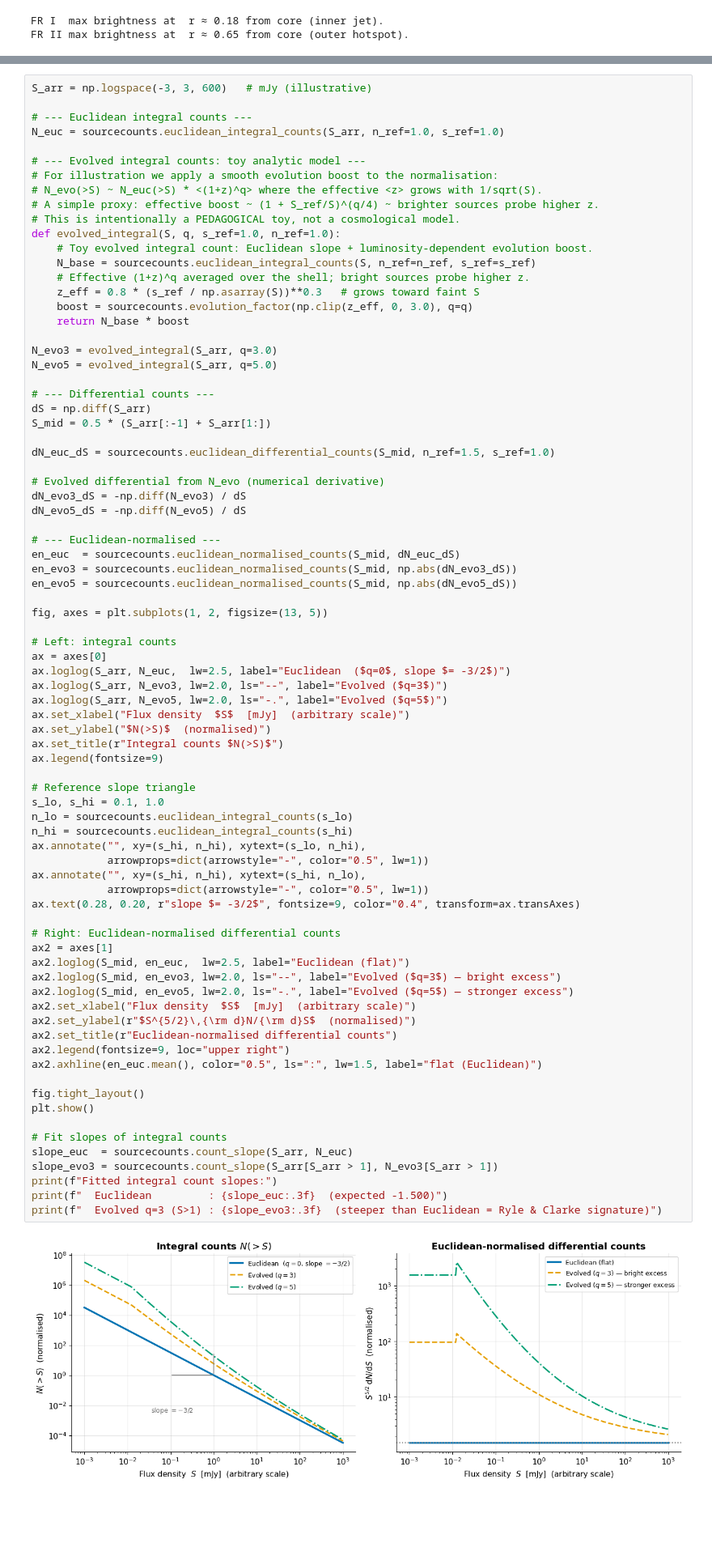
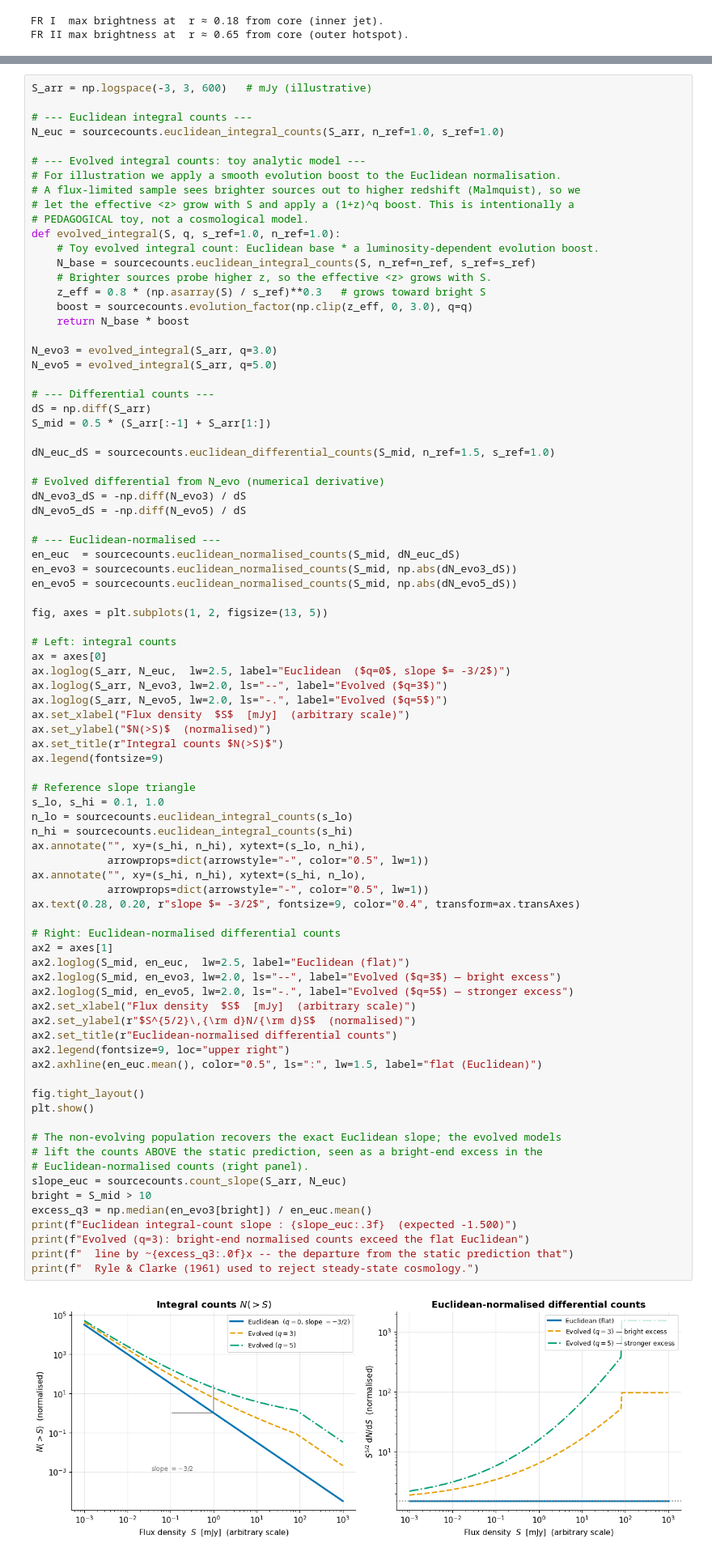
Before and after one commit to joebarbere/jansky, a Jupyter notebook: notebooks/45_radio_galaxies_and_source_counts.ipynb, the cells around one changed output, grey strips where cells are left out. Shown at 81% size. Saved outputs shown, nothing was run; the diff lists cells and outputs as text; blank space fills up the shorter version.

```diff
--- a/notebooks/45_radio_galaxies_and_source_counts.ipynb
+++ b/notebooks/45_radio_galaxies_and_source_counts.ipynb
@@ -468,15 +481,15 @@ S_arr = np.logspace(-3, 3, 600)   # mJy (illustrative)
 N_euc = sourcecounts.euclidean_integral_counts(S_arr, n_ref=1.0, s_ref=1.0)
 
 # --- Evolved integral counts: toy analytic model ---
-# For illustration we apply a smooth evolution boost to the normalisation:
-# N_evo(>S) ~ N_euc(>S) * <(1+z)^q> where the effective <z> grows with 1/sqrt(S).
-# A simple proxy: effective boost ~ (1 + S_ref/S)^(q/4) ~ brighter sources probe higher z.
-# This is intentionally a PEDAGOGICAL toy, not a cosmological model.
+# For illustration we apply a smooth evolution boost to the Euclidean normalisation.
+# A flux-limited sample sees brighter sources out to higher redshift (Malmquist), so we
+# let the effective <z> grow with S and apply a (1+z)^q boost. This is intentionally a
+# PEDAGOGICAL toy, not a cosmological model.
 def evolved_integral(S, q, s_ref=1.0, n_ref=1.0):
-    # Toy evolved integral count: Euclidean slope + luminosity-dependent evolution boost.
+    # Toy evolved integral count: Euclidean base * a luminosity-dependent evolution boost.
     N_base = sourcecounts.euclidean_integral_counts(S, n_ref=n_ref, s_ref=s_ref)
-    # Effective (1+z)^q averaged over the shell; bright sources probe higher z.
-    z_eff = 0.8 * (s_ref / np.asarray(S))**0.3   # grows toward faint S
+    # Brighter sources probe higher z, so the effective <z> grows with S.
+    z_eff = 0.8 * (np.asarray(S) / s_ref)**0.3   # grows toward bright S
     boost = sourcecounts.evolution_factor(np.clip(z_eff, 0, 3.0), q=q)
     return N_base * boost
 
@@ -508,37 +521,41 @@ ax.loglog(S_arr, N_evo5, lw=2.0, ls="-.", label="Evolved ($q=5$)")
 ax.set_xlabel("Flux density  $S$  [mJy]  (arbitrary scale)")
 ax.set_ylabel("$N(>S)$  (normalised)")
 ax.set_title(r"Integral counts $N(>S)$")
 ax.legend(fontsize=9)
 
 # Reference slope triangle
 s_lo, s_hi = 0.1, 1.0
 n_lo = sourcecounts.euclidean_integral_counts(s_lo)
 n_hi = sourcecounts.euclidean_integral_counts(s_hi)
 ax.annotate("", xy=(s_hi, n_hi), xytext=(s_lo, n_hi),
             arrowprops=dict(arrowstyle="-", color="0.5", lw=1))
 ax.annotate("", xy=(s_hi, n_hi), xytext=(s_hi, n_lo),
             arrowprops=dict(arrowstyle="-", color="0.5", lw=1))
 ax.text(0.28, 0.20, r"slope $= -3/2$", fontsize=9, color="0.4", transform=ax.transAxes)
 
 # Right: Euclidean-normalised differential counts
 ax2 = axes[1]
 ax2.loglog(S_mid, en_euc,  lw=2.5, label="Euclidean (flat)")
 ax2.loglog(S_mid, en_evo3, lw=2.0, ls="--", label="Evolved ($q=3$) — bright excess")
 ax2.loglog(S_mid, en_evo5, lw=2.0, ls="-.", label="Evolved ($q=5$) — stronger excess")
 ax2.set_xlabel("Flux density  $S$  [mJy]  (arbitrary scale)")
 ax2.set_ylabel(r"$S^{5/2}\,{\rm d}N/{\rm d}S$  (normalised)")
 ax2.set_title(r"Euclidean-normalised differential counts")
 ax2.legend(fontsize=9, loc="upper right")
 ax2.axhline(en_euc.mean(), color="0.5", ls=":", lw=1.5, label="flat (Euclidean)")
 
 fig.tight_layout()
 plt.show()
 
-# Fit slopes of integral counts
-slope_euc  = sourcecounts.count_slope(S_arr, N_euc)
-slope_evo3 = sourcecounts.count_slope(S_arr[S_arr > 1], N_evo3[S_arr > 1])
-print(f"Fitted integral count slopes:")
-print(f"  Euclidean         : {slope_euc:.3f}  (expected -1.500)")
-print(f"  Evolved q=3 (S>1) : {slope_evo3:.3f}  (steeper than Euclidean = Ryle & Clarke signature)")
+# The non-evolving population recovers the exact Euclidean slope; the evolved models
+# lift the counts ABOVE the static prediction, seen as a bright-end excess in the
+# Euclidean-normalised counts (right panel).
+slope_euc = sourcecounts.count_slope(S_arr, N_euc)
+bright = S_mid > 10
+excess_q3 = np.median(en_evo3[bright]) / en_euc.mean()
+print(f"Euclidean integral-count slope : {slope_euc:.3f}  (expected -1.500)")
+print(f"Evolved (q=3): bright-end normalised counts exceed the flat Euclidean")
+print(f"  line by ~{excess_q3:.0f}x -- the departure from the static prediction that")
+print(f"  Ryle & Clarke (1961) used to reject steady-state cosmology.")
 # %% [output]
-[figure, old version]
+[figure, new version]
```
Also changed, not shown: parts of 5 cells of this notebook.
